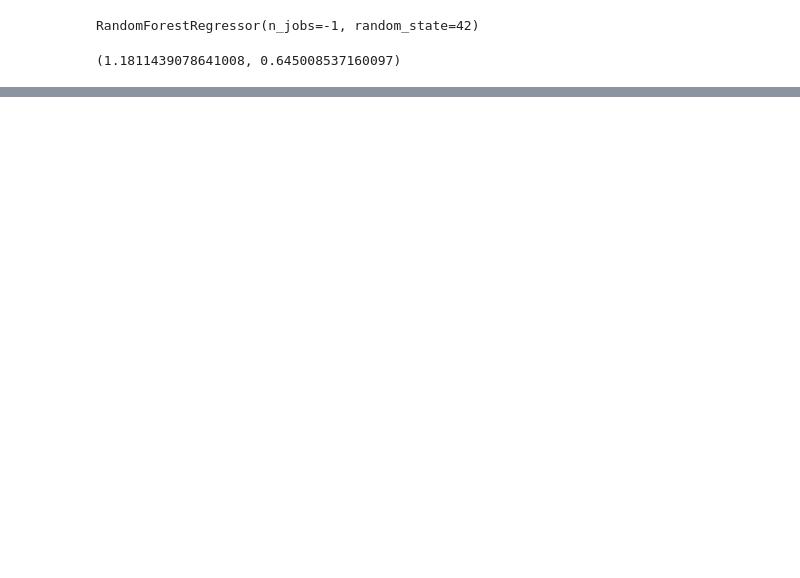
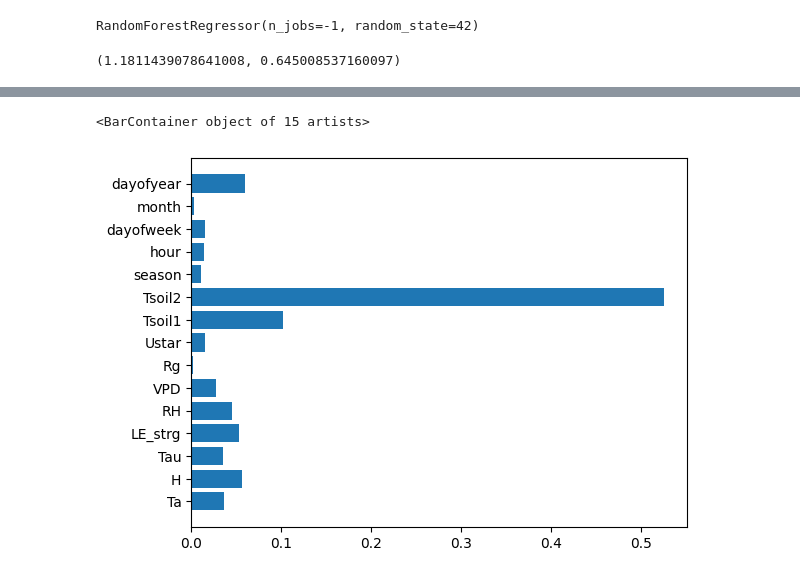
Before and after one commit to saadzia10/PIAE-SDE, a Jupyter notebook: pivae_sde/PIVAE.ipynb, the cells around one changed output, grey strips where cells are left out. Drawn from its saved outputs; the diff is of its cells as text; code cells hidden in the pictures; blank space fills up the shorter version.

```diff
--- a/pivae_sde/PIVAE.ipynb
+++ b/pivae_sde/PIVAE.ipynb
@@ -1,11 +1,25 @@
 # %%
 import pandas as pd
+from pathlib import Path
+import inspect
 import numpy as np
+import datetime
+import os
+import json
 import matplotlib.pyplot as plt
+from torch.utils.tensorboard import SummaryWriter
 from dotmap import DotMap
 import torch
+import torch.nn.init as init
 import torch.nn as nn
+import pickle
 import torch.autograd as autograd
+from torchviz import make_dot
+from torchsummary import summary
+from termcolor import colored
+import seaborn as sns
+sns.set()
+
 
 from torch.utils.data import Dataset
 from torch.utils.data import DataLoader
@@ -469,0 +615,7 @@ plt.plot(preds)
+# %%
+columns = drivers
+
+plt.barh(columns, rfr.feature_importances_)
+# %% [output]
+<BarContainer object of 15 artists>
+[figure, added]
```
Also changed, not shown: parts of 42 cells of this notebook.
